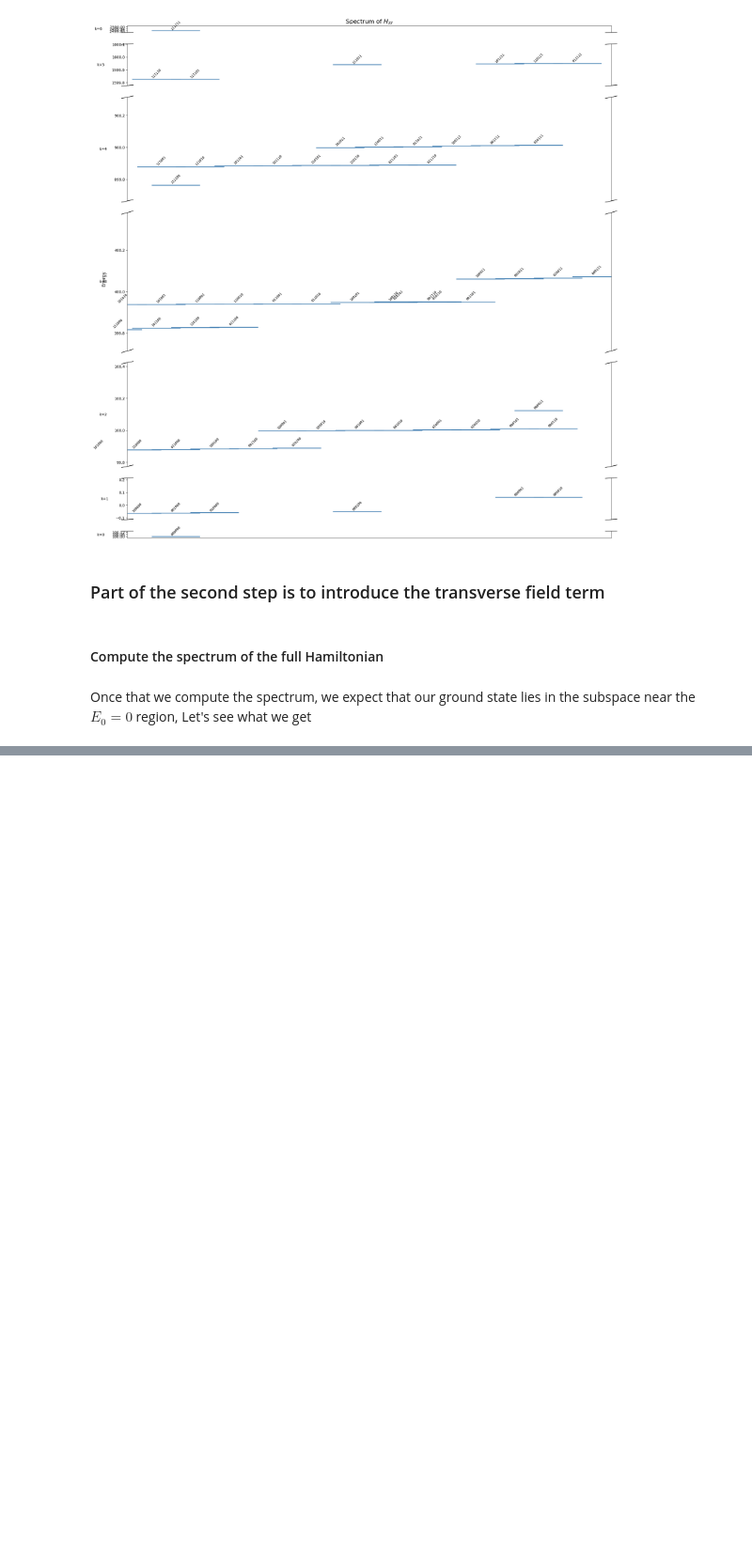
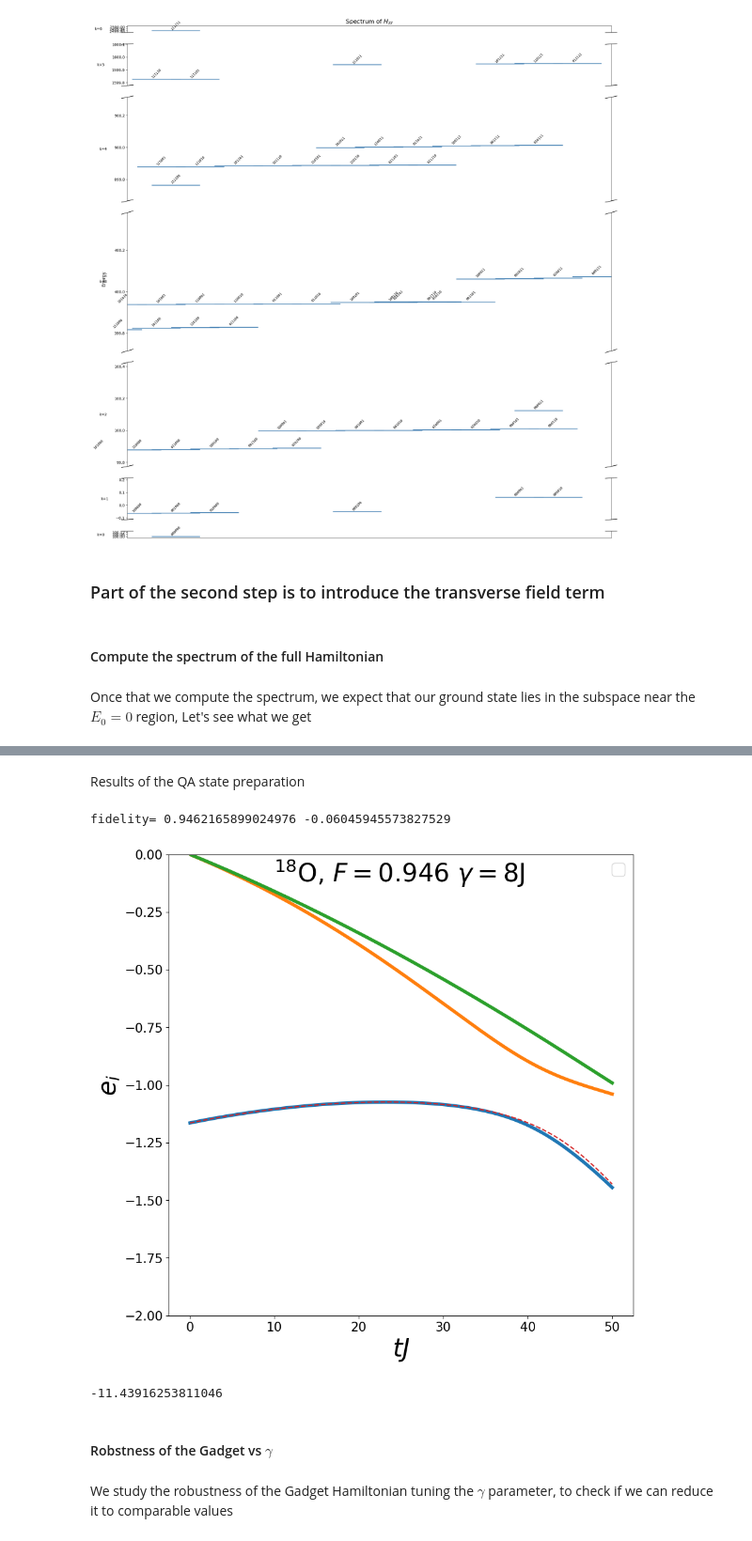
Before and after one commit to emacosta95/Gadget4NSMForQuantumSimulators, a Jupyter notebook: GadgetO18.ipynb, the cells around one changed output, grey strips where cells are left out. Shown at 94% size. Drawn from its saved outputs; the diff is of its cells as text; code cells hidden in the pictures; blank space fills up the shorter version.

```diff
--- a/GadgetO18.ipynb
+++ b/GadgetO18.ipynb
@@ -411,0 +409,28 @@ print(fidelity(eigenstates[0], eigenstates_nsm[idx]))
+# %%
+# get the total particle constrain
+gamma=8
+ntot=1
+# we define the effective longitudianl field that contributes to the NSM quasiparticle hamiltonian of Be 6
+effective_longitudinal_field=(diagonal_elements+0.5*(d_opt**2).sum())/(gamma)
+
+
+# lets start with the Z_A Z_B of the constrain
+hamiltonian_zz=0.
+for i in range(n_qubits):
+    for j in range(i+1,n_qubits):
+        hamiltonian_zz+=SpinOperator([('qz',i,'qz',j)],coupling=[2*gamma],size=n_qubits,verbose=1).qutip_op
+
+# then the linear terms
+hamiltonian_z=0.
+for i in range(n_qubits):
+    # we add \gamma (1-ntot) since it's the linear part of the particle number constrain
+    hamiltonian_z+=SpinOperator([('qz',i)],coupling=[effective_longitudinal_field[i]+gamma*(1-2*ntot)],size=n_qubits,verbose=1).qutip_op
+
+#finally add the identity such that the single quasiparticle ground state (without effective terms) centers in zero
+identity_qubit_space=qt.tensor([qt.qeye(2)] * n_qubits)
+
+total_hamiltonian=hamiltonian_zz+hamiltonian_z+gamma*(ntot**2)*identity_qubit_space
+# the transverse field is part of the variable hamiltonian
+for i in range(n_qubits):
+    # we add \gamma (1-ntot) since it's the linear part of the particle number constrain
+    total_hamiltonian+=SpinOperator([('x',i)],coupling=[d_opt[i]/(np.sqrt(2))],size=n_qubits,verbose=1).qutip_op
@@ -411,0 +530,26 @@ print(fidelity(eigenstates[0], eigenstates_nsm[idx]))
+# %% [markdown]
+Results of the QA state preparation
+# %%
+plt.figure(figsize=(10,10))
+plt.plot(time,spectrum,linewidth=4)
+plt.plot(time,energy,linestyle='--')
+psi_qutip=array_to_qutip(psi,n_qubits)
+f_value=fidelity(psi_qutip,eigenstates_total_hamiltonian[0])
+print('fidelity=',fidelity(psi_qutip,eigenstates_total_hamiltonian[0]),eigenvalues_total_hamiltonian[0])
+plt.text(x=10,y=-0.12,s=r'$^{18}\text{O}$, $F=$'+f'{f_value:.3f} '+r'$\gamma=$'+f'{gamma:.0f}J',fontsize=30)
+plt.xlabel(r'$tJ$',fontsize=30)
+plt.ylabel(r'$e_i$',fontsize=30)
+plt.legend(fontsize=20)
+plt.tick_params(which='major',labelsize=15)
+plt.ylim([-2,0])
+plt.show()
+
+print(energy[-1]*gamma)
+# %% [output]
+fidelity= 0.9462165899024976 -0.06045945573827529
+[figure, added]
+-11.43916253811046
+# %% [markdown]
+#### Robstness of the Gadget vs $\gamma$
+# %% [markdown]
+We study the robustness of the Gadget Hamiltonian tuning the $\gamma$ parameter, to check if we can reduce it to comparable values
```
Also changed, not shown: parts of 24 cells of this notebook, 6 other files.
